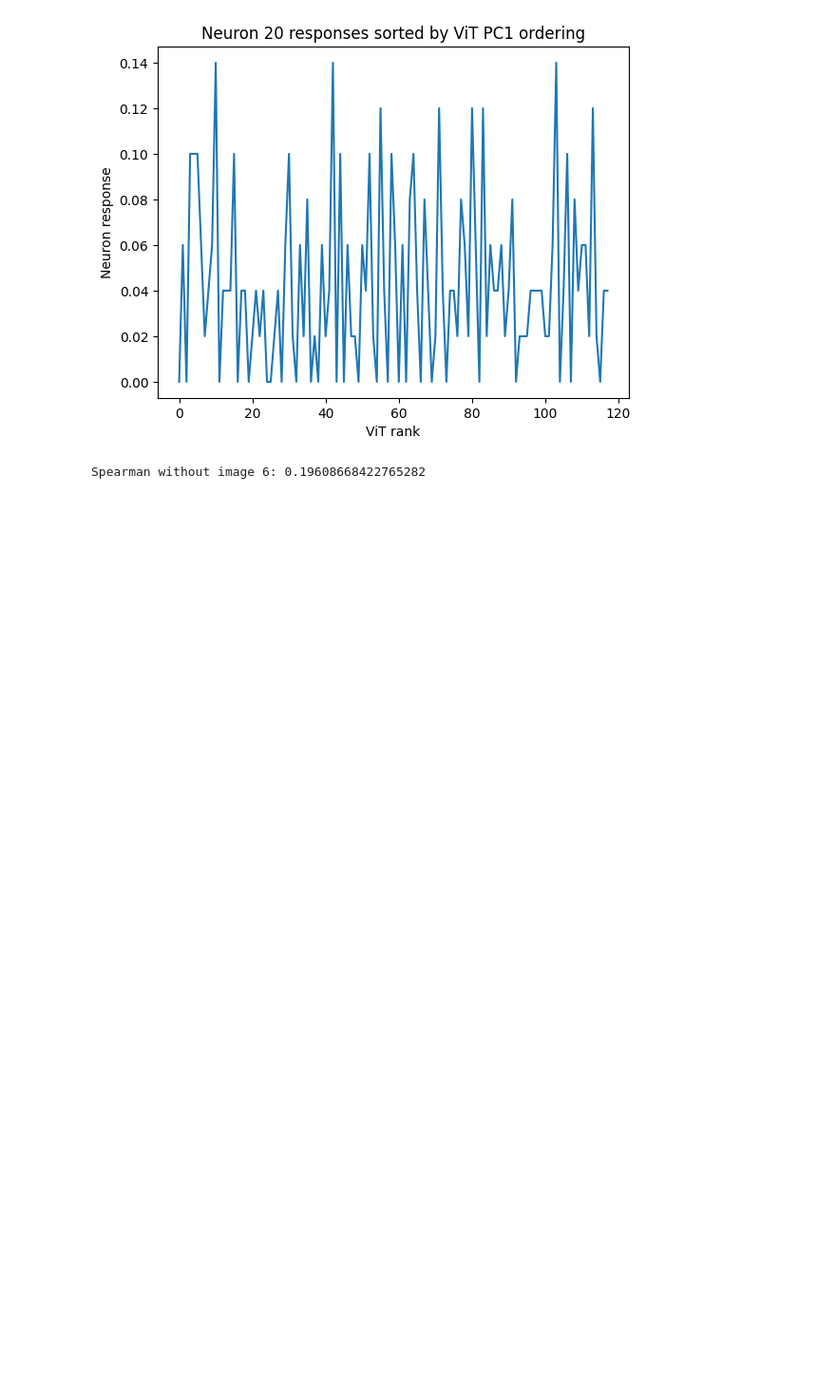
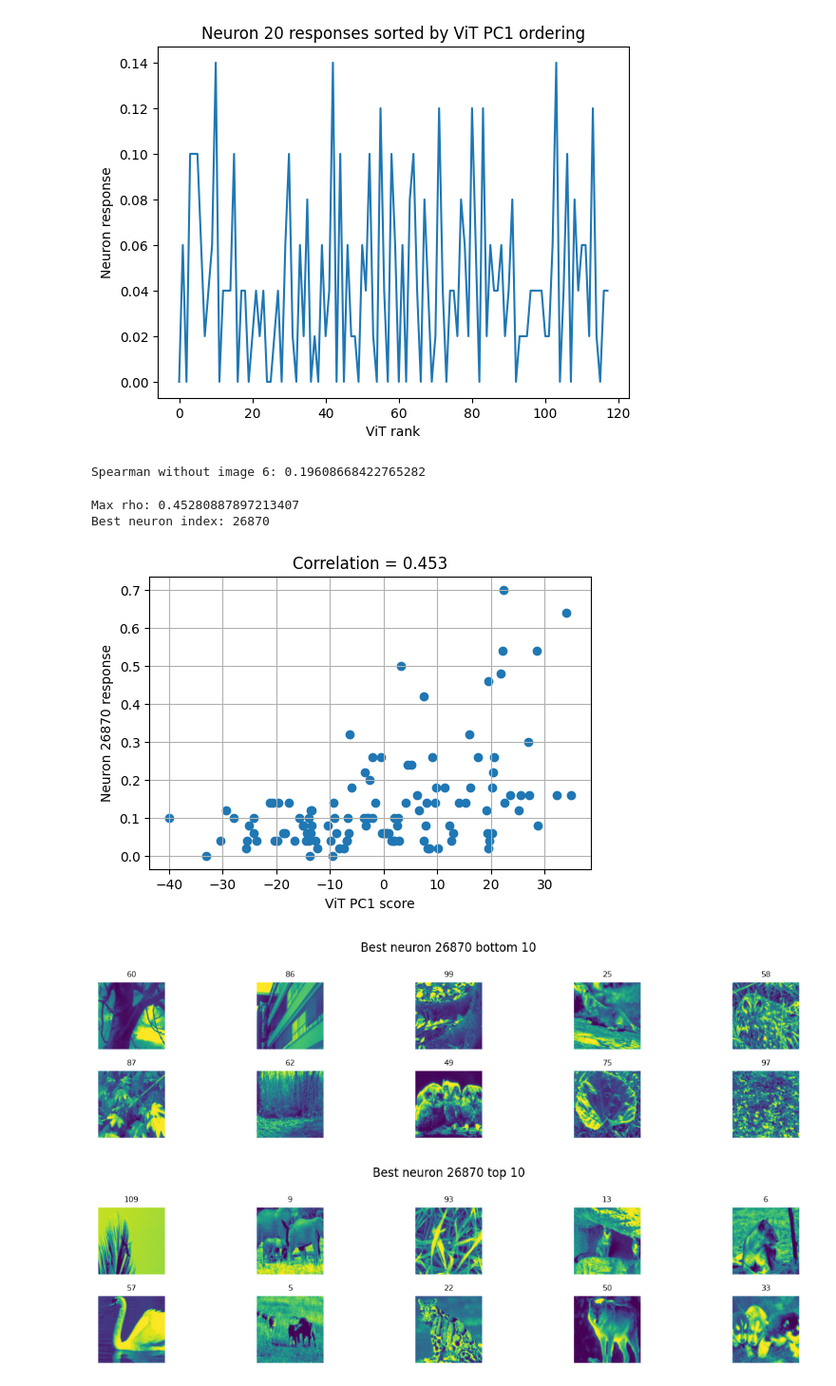
Before and after one commit to mariakesa/ProjectionSort, a Jupyter notebook: dev/single_lion_prefering_neuron.ipynb, the cells around one changed output. Shown at 95% size. Drawn from its saved outputs; the diff is of its cells as text; code cells hidden in the pictures; blank space fills up the shorter version.

```diff
--- a/dev/single_lion_prefering_neuron.ipynb
+++ b/dev/single_lion_prefering_neuron.ipynb
@@ -340,3 +362,47 @@ rho_no6, _ = spearmanr(scores_vit[mask], Y_tiny[20][mask])
 print("Spearman without image 6:", rho_no6)
 # %% [output]
 Spearman without image 6: 0.19608668422765282
+# %%
+X_vit = np.asarray(vit_logits['natural_scenes'])   # shape (118, 1000)
+from sklearn.decomposition import PCA
+
+pca = PCA(n_components=5)
+X_pca = pca.fit_transform(X_vit)
+
+# PC1 scores for each of the 118 images
+scores_vit_full = X_pca[:, 0]   # shape (118,)
+from scipy.stats import spearmanr
+import numpy as np
+
+num_neurons = neural_activations.shape[0]
+correlations = np.zeros(num_neurons)
+
+for j in range(num_neurons):
+    rho, _ = spearmanr(scores_vit_full, neural_activations[j])
+    correlations[j] = rho
+
+print("Max rho:", np.max(correlations))
+print("Best neuron index:", np.argmax(correlations))
+best_idx = np.argmax(correlations)
+best_rho = correlations[best_idx]
+
+best_neuron_scores = neural_activations[best_idx]   # shape (118,)
+plt.figure(figsize=(6,4))
+plt.scatter(scores_vit_full, best_neuron_scores)
+plt.xlabel("ViT PC1 score")
+plt.ylabel(f"Neuron {best_idx} response")
+plt.title(f"Correlation = {best_rho:.3f}")
+plt.grid(True)
+plt.show()
+order_neuron_best = np.argsort(best_neuron_scores)
+bottom10_best = order_neuron_best[:10]
+top10_best = order_neuron_best[-10:]
+
+show_image_grid(bottom10_best, f"Best neuron {best_idx} bottom 10")
+show_image_grid(top10_best, f"Best neuron {best_idx} top 10")
+# %% [output]
+Max rho: 0.45280887897213407
+Best neuron index: 26870
+[figure, added]
+[figure, added]
+[figure, added]
```
Also changed, not shown: parts of 6 cells of this notebook, 2 other files.
